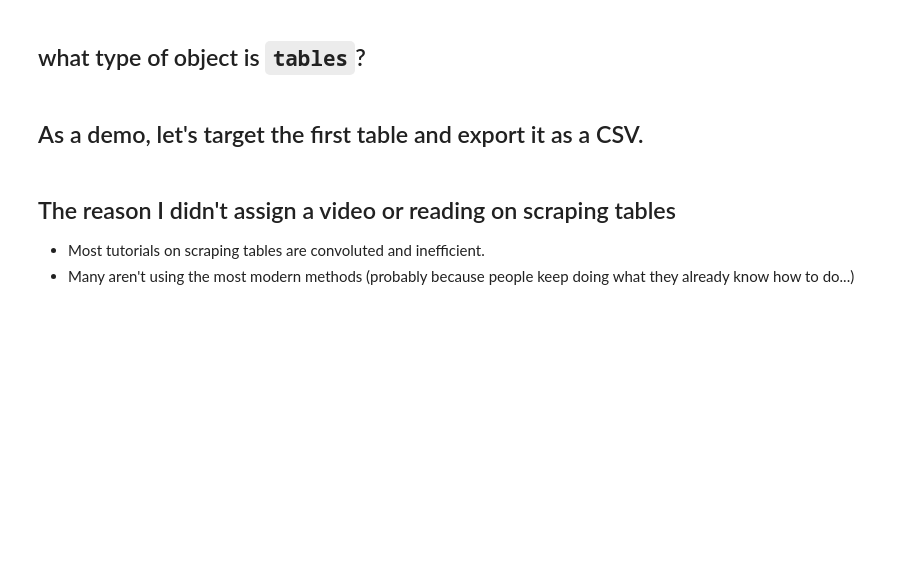
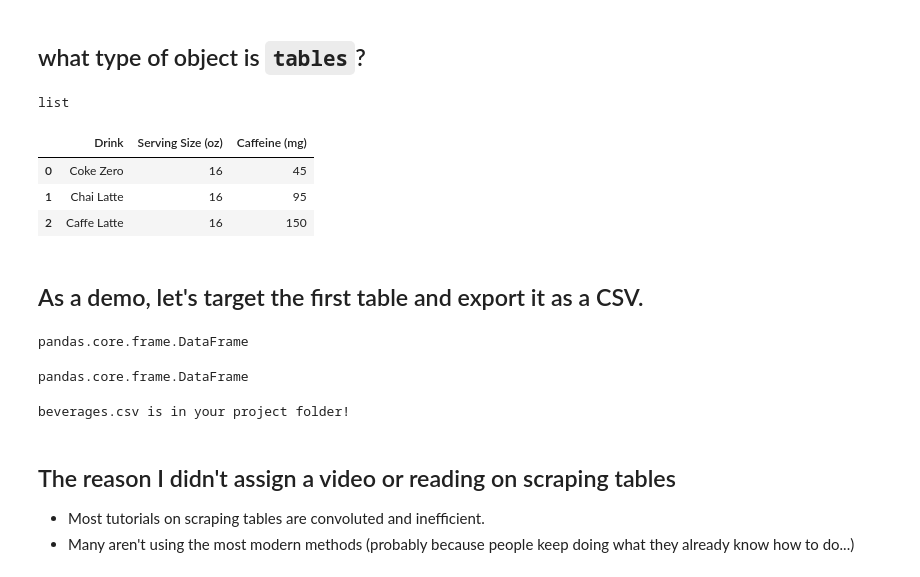
Before and after one commit to sandeepmj/fall20-student-practical-python, a Jupyter notebook: week 04/week-4-single-page-table_BLANKS.ipynb, the cells around one changed output. Saved outputs shown, nothing was run; the diff lists cells and outputs as text; code cells hidden in the pictures; blank space fills up the shorter version.

````diff
--- a/week 04/week-4-single-page-table_BLANKS.ipynb
+++ b/week 04/week-4-single-page-table_BLANKS.ipynb
@@ -21,0 +20,4 @@ from bs4 import BeautifulSoup ## to process data scraped from websites
+# %%
+##scrape url website
+url = "https://sandeepmj.github.io/scrape-example-page"
+page = requests.get(url)
@@ -22,2 +36,4 @@ from bs4 import BeautifulSoup ## to process data scraped from websites
 # %%
 ## turn into soup
+soup = BeautifulSoup(page.content, "html.parser")
+soup
@@ -24,2 +58,4 @@ from bs4 import BeautifulSoup ## to process data scraped from websites
 # %%
 ## MUST turn html into a string
+html = str(soup)
+print(type(html))
@@ -26,2 +68,4 @@ from bs4 import BeautifulSoup ## to process data scraped from websites
 # %%
 ## use Pandas to read tables on page
+mytables = pd.read_html(html)
+mytables
@@ -29,9 +92,22 @@ from bs4 import BeautifulSoup ## to process data scraped from websites
 ## what type of object is ```tables```?
 # %%
 ## show type of object
+type(mytables)
+# %% [output]
+list
+# %%
+mytables[0]
+# %% [output]
+|  | Drink | Serving Size (oz) | Caffeine (mg) |
+| 0 | Coke Zero | 16 | 45 |
+| 1 | Chai Latte | 16 | 95 |
+| 2 | Caffe Latte | 16 | 150 |
 # %% [markdown]
 ## As a demo, let's target the first table and export it as a CSV.
 # %%
 ## let's look at the first table:
+type(mytables[0])
+# %% [output]
+pandas.core.frame.DataFrame
 # %%
 ## we store it in a new variable, or dataframe:
@@ -38,7 +115,15 @@ from bs4 import BeautifulSoup ## to process data scraped from websites
 # %%
 ## Let's look at what type of object it is:
+type(caf_bev)
+# %% [output]
+pandas.core.frame.DataFrame
 # %%
 ## use pandas to write to csv file
+filename = "beverages.csv"
+caf_bev.to_csv(filename, encoding='utf-8', index=False)
+print(f"{filename} is in your project folder!")
+# %% [output]
+beverages.csv is in your project folder!
 # %% [markdown]
 ## The reason I didn't assign a video or reading on scraping tables
 
````
Also changed, not shown: parts of 9 cells of this notebook, 4 other files.
